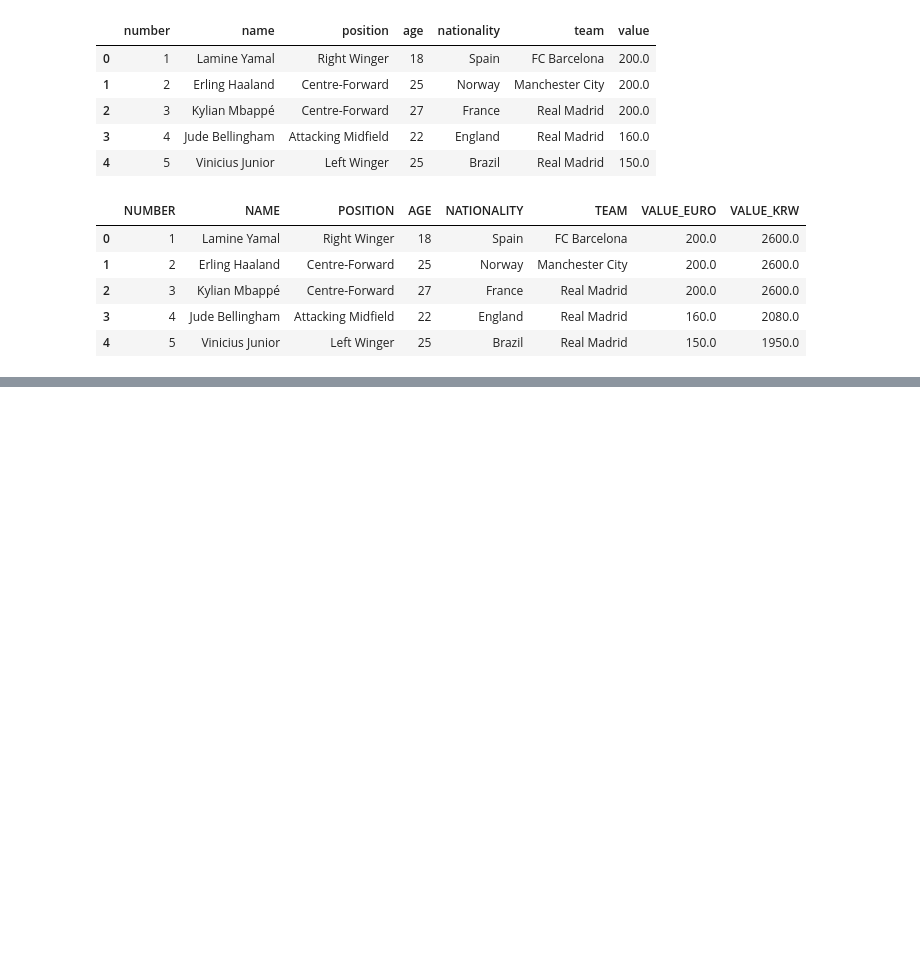
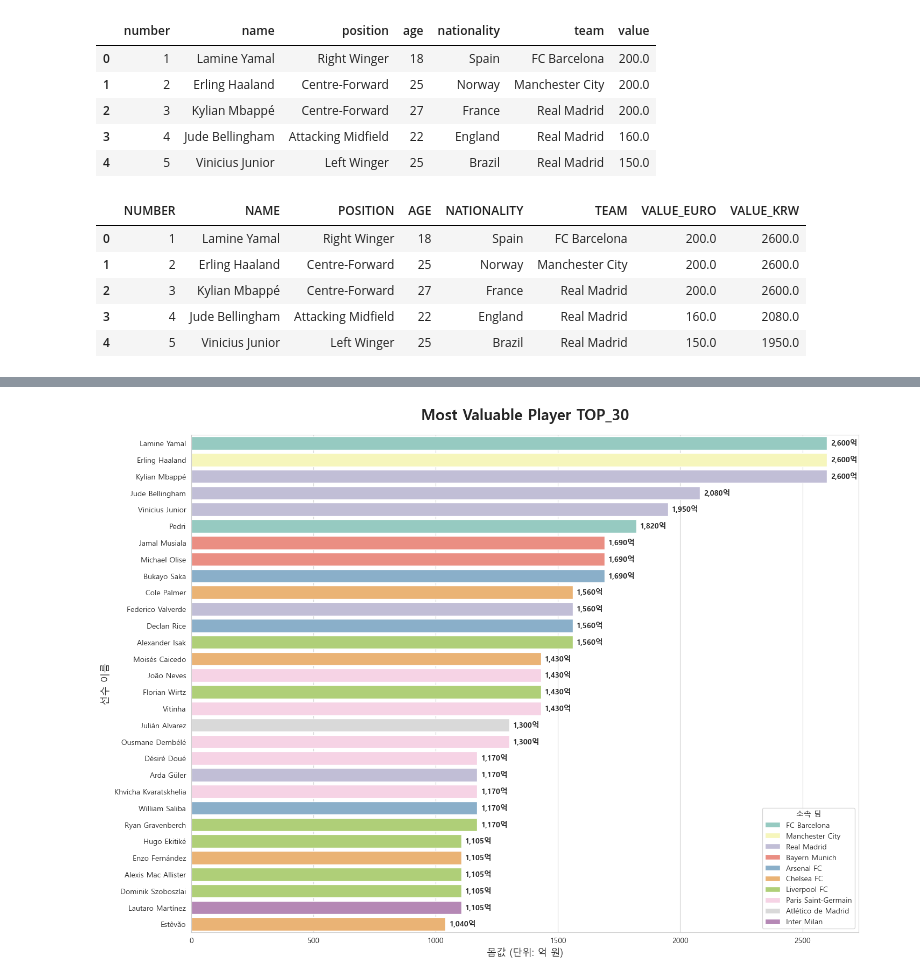
Before and after one commit to 0jyyyyy/Soccer_Lens, a Jupyter notebook: Transfermarkt-Value-Analysis(TVA)/World/world_tva_dashboard.ipynb, the cells around one changed output, grey strips where cells are left out. Drawn from its saved outputs; the diff is of its cells as text; code cells hidden in the pictures; blank space fills up the shorter version.

```diff
--- a/Transfermarkt-Value-Analysis(TVA)/World/world_tva_dashboard.ipynb
+++ b/Transfermarkt-Value-Analysis(TVA)/World/world_tva_dashboard.ipynb
@@ -57,0 +58,33 @@ print(top_30)
+# %%
+plt.figure(figsize=(16,12))
+sns.set_style('whitegrid')
+plt.rcParams['font.family']='Malgun Gothic'
+plt.rcParams['axes.unicode_minus']=False
+ax = sns.barplot(
+  data=top_30,
+  x='VALUE_KRW',
+  y='NAME',
+  hue='TEAM',
+  palette='Set3',
+  dodge=False # hue 사용 시 막대가 얇아지는것 방지
+)
+
+for p in ax.patches:
+  width = p.get_width()
+  if width > 0: # 0보다 큰 경우만 표시
+    ax.annotate(f'{int(width):,}억',
+                (width, p.get_y() + p.get_height()/2),
+                ha='left', va='center',
+                xytext=(5,0), textcoords='offset points',
+                fontsize=10, fontweight='bold'
+                )
+
+plt.title("Most Valuable Player TOP_30", fontsize=20, pad=20,fontweight='bold')
+plt.xlabel('몸값 (단위: 억 원)', fontsize=13)
+plt.ylabel('선수 이름',fontsize=13)
+
+plt.legend(title='소속 팀')
+
+plt.show()
+# %% [output]
+[figure, added]
```
Also changed, not shown: parts of 1 cell of this notebook.
